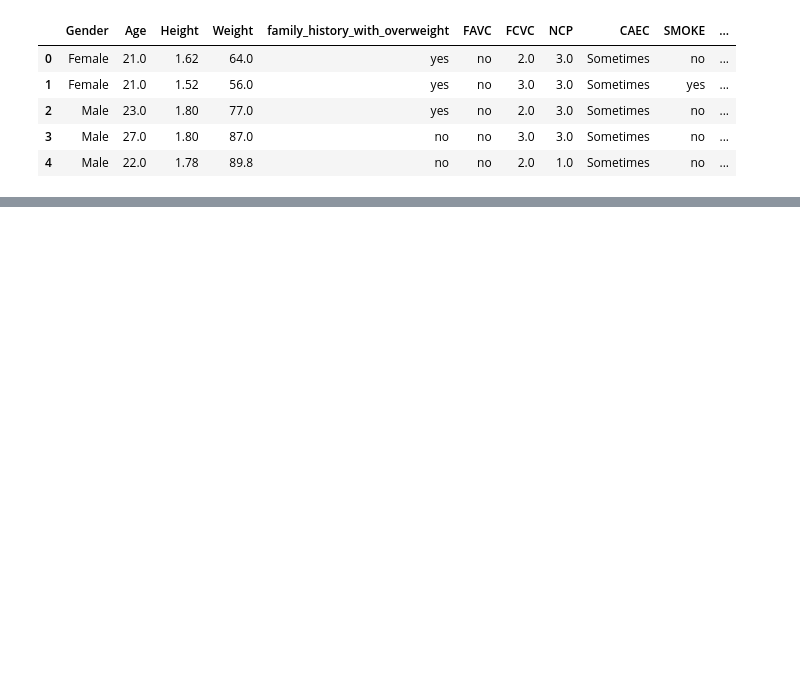
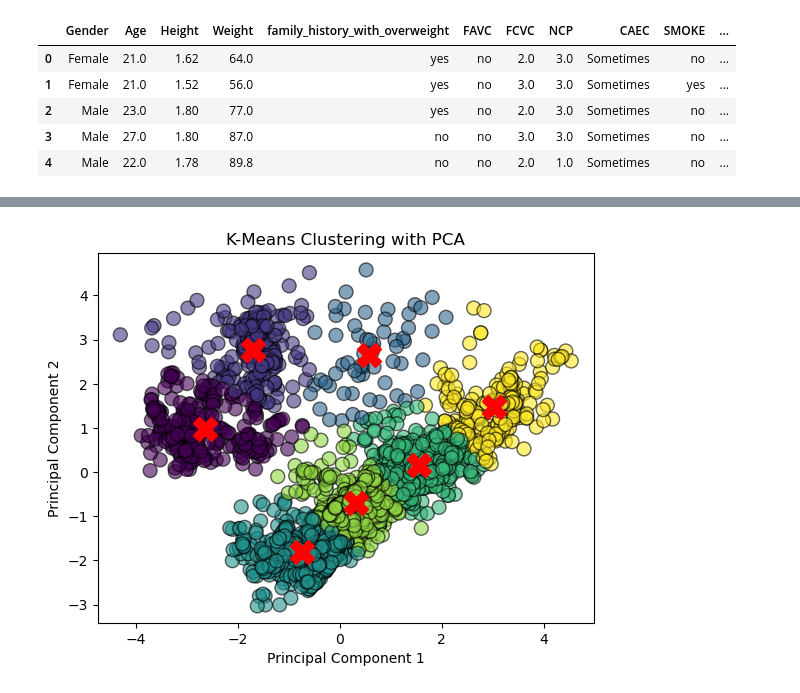
Before and after one commit to Calrisia/ObesityClasification, a Jupyter notebook: Clasificator.ipynb, the cells around one changed output, grey strips where cells are left out. Saved outputs shown, nothing was run; the diff lists cells and outputs as text; code cells hidden in the pictures; blank space fills up the shorter version.

```diff
--- a/Clasificator.ipynb
+++ b/Clasificator.ipynb
@@ -72,3 +46,6 @@ Name: 1, Length: 2111, dtype: float64
+# %%
+pca = PCA(n_components=2,random_state = 1)
+data_pca1 = pca.fit_transform(data)
 # %%
 km = KMeans(init="random", n_clusters=7)
 km.fit(data_pca1)
@@ -80,0 +62,18 @@ AttributeError: 'DataFrame' object has no attribute 'cluster'
+# %%
+# Access the cluster labels and centers
+labels = km.labels_
+cluster_centers = km.cluster_centers_
+
+# Plot the data points with colors corresponding to their cluster labels
+plt.scatter(data_pca1[:, 0], data_pca1[:, 1], c=labels, cmap='viridis', marker='o', edgecolor='k', s=100, alpha=0.6)
+
+# Plot the cluster centers
+plt.scatter(cluster_centers[:, 0], cluster_centers[:, 1], s=300, c='red', marker='X')
+
+# Add labels and title
+plt.xlabel('Principal Component 1')
+plt.ylabel('Principal Component 2')
+plt.title('K-Means Clustering with PCA')
+plt.show()
+# %% [output]
+[figure, added]
```
Also changed, not shown: parts of 5 cells of this notebook.
